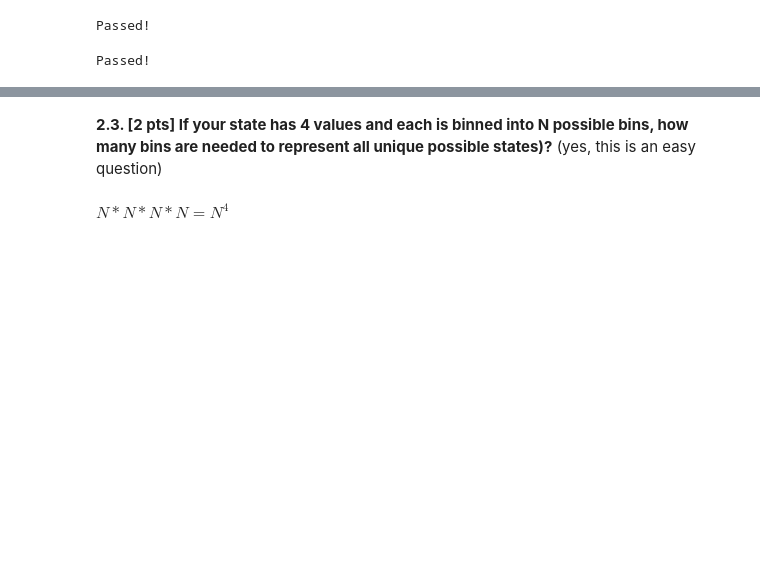
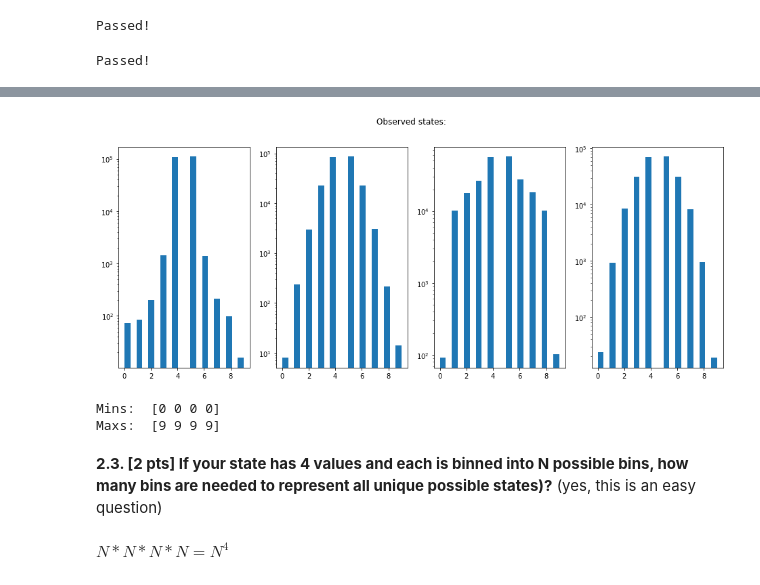
Before and after one commit to padster/CPSC533V, a Jupyter notebook: hw3.ipynb, the cells around one changed output, grey strips where cells are left out. Saved outputs shown, nothing was run; the diff lists cells and outputs as text; code cells hidden in the pictures; blank space fills up the shorter version.

```diff
--- a/hw3.ipynb
+++ b/hw3.ipynb
@@ -281,3 +313,27 @@ test_binned(50)
 print('Passed!')
 # %% [output]
 Passed!
+# %%
+## Finally, check that the binning still visits all bins too:
+def _viewBinsHist(obsStates, nBins):
+    f, ax = plt.subplots(1, 4, figsize=(16, 7))
+    f.suptitle("Observed states:")
+    ax[0].hist(obsStates[:, 0], log=True, bins=nBins)
+    ax[1].hist(obsStates[:, 1], log=True, bins=nBins)
+    ax[2].hist(obsStates[:, 2], log=True, bins=nBins)
+    ax[3].hist(obsStates[:, 3], log=True, bins=nBins)
+    plt.show()
+    print ("Mins: ", np.min(obsStates, axis=0))
+    print ("Maxs: ", np.max(obsStates, axis=0))
+
+def viewVisitedBins(nRuns, nBins):
+    _visitedBins = []
+    def collectStates(s_old, a, r, s_new):
+        bins = get_bins(obs_normalizer(s_new), nBins)
+        _visitedBins.append(bins)
+
+    getAverageReward(randomPick, nRuns, updateFunc=collectStates)
+    _viewStatesHist(np.array(_visitedBins), nBins=2*nBins)
+
+viewVisitedBins(10000, nBins=10)
+# %% [output]
@@ -284,3 +341,6 @@ Passed!
+[figure, added]
+Mins:  [0 0 0 0]
+Maxs:  [9 9 9 9]
 # %% [markdown]
 **2.3. [2 pts] If your state has 4 values and each is binned into N possible bins, how many bins are needed to represent all unique possible states)?**  (yes, this is an easy question)
 # %% [markdown]
```
Also changed, not shown: parts of 16 cells of this notebook.
